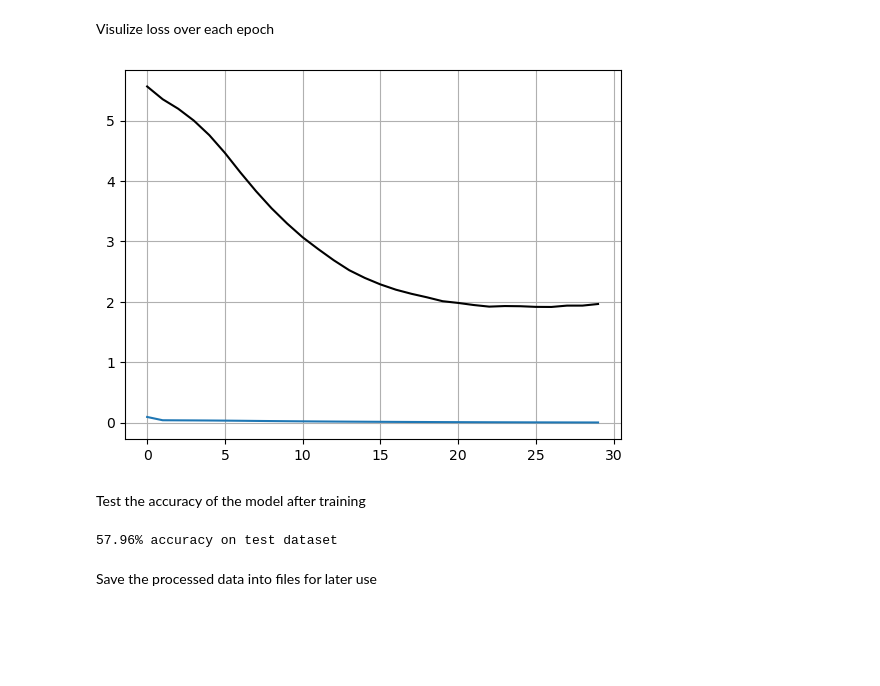
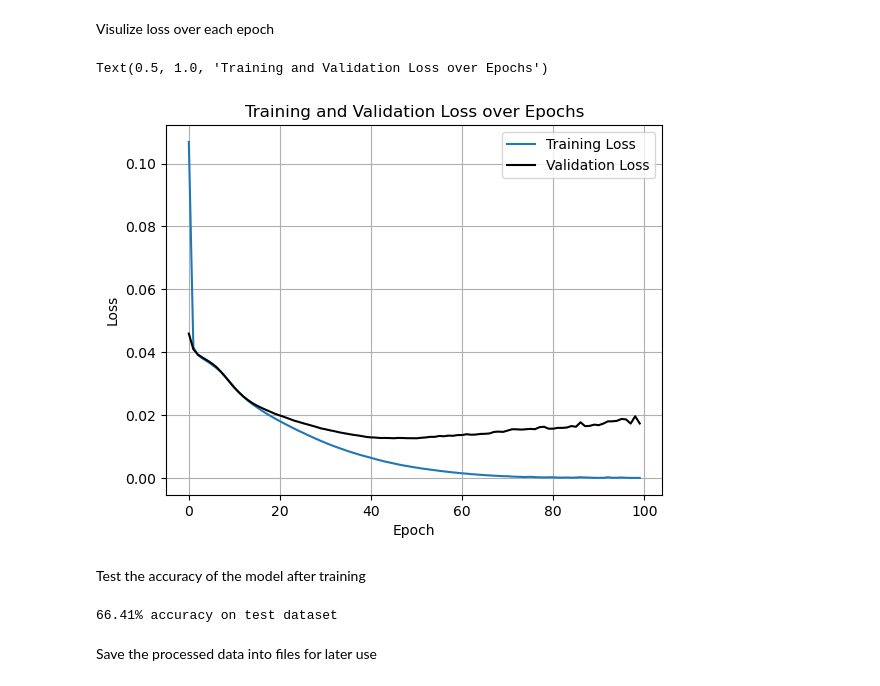
Before and after one commit to sanjaydbom/GEORGE, a Jupyter notebook: ERM.ipynb, the cells around one changed output. Saved outputs shown, nothing was run; the diff lists cells and outputs as text; code cells hidden in the pictures; blank space fills up the shorter version.

Commit message:
Update ERM
Train for more epochs. Fix code for testing accuracy. Add testing robust accuracy

```diff
--- a/ERM.ipynb
+++ b/ERM.ipynb
@@ -27,6 +30,15 @@ testset = dsets.spuco_mnist.SpuCoMNIST(
     split='test'
 )
 testset.initialize()
+
+valset = dsets.spuco_mnist.SpuCoMNIST(
+    root="data/mnist/",
+    spurious_feature_difficulty=SpuriousFeatureDifficulty.MAGNITUDE_LARGE,
+    spurious_correlation_strength=0.995,
+    classes=[[0,1],[2,3],[4,5],[6,7],[8,9]],
+    split='val'
+)
+valset.initialize()
 # %% [markdown]
 Check the data to see how it looks
 # %%
@@ -65,41 +77,48 @@ class LeNet(nn.Module):
 Data processing.
 Training Batch size is 5.
 # %%
-
 scaler = StandardScaler()
 batch_size = 5
+
 train_labels = trainset.labels
 train_images = np.array([trainset[i][0] for i in range(len(trainset))])
 test_labels = testset.labels
 test_images = np.array([testset[i][0] for i in range(len(testset))])
+val_labels = valset.labels
+val_images = np.array([valset[i][0] for i in range(len(valset))])
+
 train_images = torch.tensor(train_images, dtype = torch.float32)
 train_labels = torch.tensor(train_labels, dtype = torch.long)
 test_images = torch.tensor(test_images, dtype = torch.float32)
 test_labels = torch.tensor(test_labels, dtype = torch.long)
+val_images = torch.tensor(val_images, dtype = torch.float32)
+val_labels = torch.tensor(val_labels, dtype = torch.long)
+
 train1 = TensorDataset(train_images, train_labels)
 test1 = TensorDataset(test_images, test_labels)
+val1 = TensorDataset(val_images, val_labels)
+
 train = DataLoader(train1, batch_size)
 test = DataLoader(test1,5)
+val = DataLoader(val1, 5)
 # %% [markdown]
 Training with AdamW optimizer and learning rate of 0.00005. The loss function is Cross Entropy Loss. We train for 30 epochs. We also incorporate a transform to normalize the data and aid the training process, and use a learning rate reducer to help with plateaus in the training
 # %%
 model = LeNet()
 optimizer = torch.optim.AdamW(model.parameters(), lr = 0.00005)
 loss_fn = torch.nn.CrossEntropyLoss()
-from torch.optim.lr_scheduler import ReduceLROnPlateau
-scheduler = ReduceLROnPlateau(optimizer, mode='min', factor=0.5, patience=5)
 train_loss = []
 test_loss = []
 transform = T.Compose([
     T.Normalize(mean=(0.5,0.5,0.5), std=(0.5,0.5,0.5))
 ])
-epochs = 30
+epochs = 100
 best_loss = 100000
 for epoch in range(epochs):
     model.train()
     tot_loss = 0
     for x,y in train:
-        x = transform(x)
+        #x = transform(x)
         y_pred = model(x)
         loss = loss_fn(y_pred, y)
         tot_loss += loss.item()
@@ -111,14 +130,14 @@ for epoch in range(epochs):
     tot_loss = 0
     model.eval()
     with torch.no_grad():
-        for x,y in test:
-            x = transform(x)
+        for x,y in val:
+            #x = transform(x)
             y_pred = model(x)
             loss = loss_fn(y_pred, y)
             tot_loss += loss.item()
-        test_loss.append(tot_loss/len(test))
+        test_loss.append(tot_loss/(len(val)))
     if best_loss > test_loss[-1]:
         best_loss = test_loss[-1]
-        torch.save(model.state_dict(), 'model.pt')
-    print(f"Epoch {epoch+1}: Training Loss = {train_loss[epoch]:.4f}, Testing Loss = {test_loss[epoch]:.4f}")
+        torch.save(model.state_dict(), 'Saved Data/models/model.pt')
+    print(f"Epoch {epoch+1}: Training Loss = {train_loss[epoch]:.4f}, Validation Loss = {test_loss[epoch]:.4f}")
 # %% [output]
@@ -142,23 +161,28 @@ Epoch 30: Training Loss = 0.0029, Testing Loss = 1.9645
 # %% [markdown]
 Visulize loss over each epoch
 # %%
-plt.plot(train_loss)
-plt.plot(test_loss, color='black')
+plt.plot(train_loss, label="Training Loss")
+plt.plot(test_loss, color='black', label = "Validation Loss")
 plt.grid(True)
+plt.legend()
+plt.xlabel("Epoch")
+plt.ylabel("Loss")
+plt.title("Training and Validation Loss over Epochs")
 # %% [output]
+Text(0.5, 1.0, 'Training and Validation Loss over Epochs')
-[figure, old version]
+[figure, new version]
 # %% [markdown]
 Test the accuracy of the model after training
 # %%
-model.load_state_dict(torch.load('model.pt', weights_only=True))
+model.load_state_dict(torch.load('Saved Data/models/model.pt', weights_only=True))
 num_correct = 0
 model.eval()
 with torch.no_grad():
     for x,y in test:
         y_pred = model(transform(x))
         num_correct += (torch.argmax(y_pred, dim=1) == y).sum().item()
-print(f"{100*num_correct/(len(test) * 5)}% accuracy on test dataset")
+print(f"{100*num_correct/(len(test) * 5):.2f}% accuracy on test dataset")
 # %% [output]
-57.96% accuracy on test dataset
+66.41% accuracy on test dataset
 # %% [markdown]
 Save the processed data into files for later use
```
Also changed, not shown: parts of 5 cells of this notebook.
